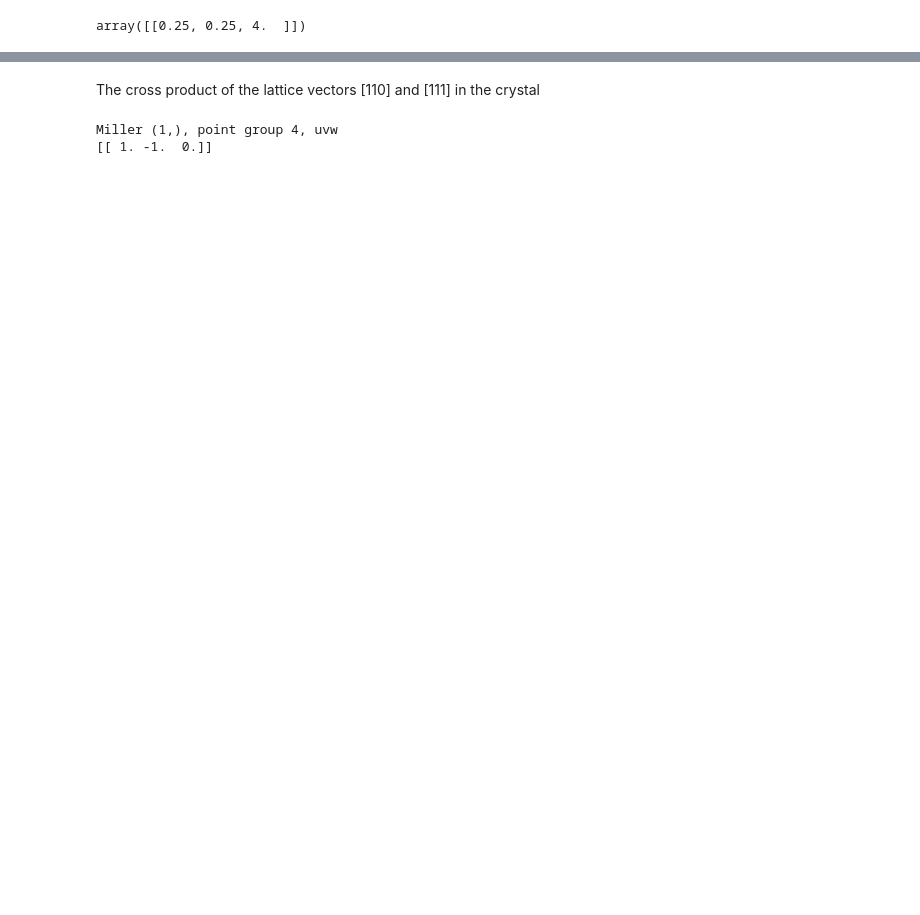
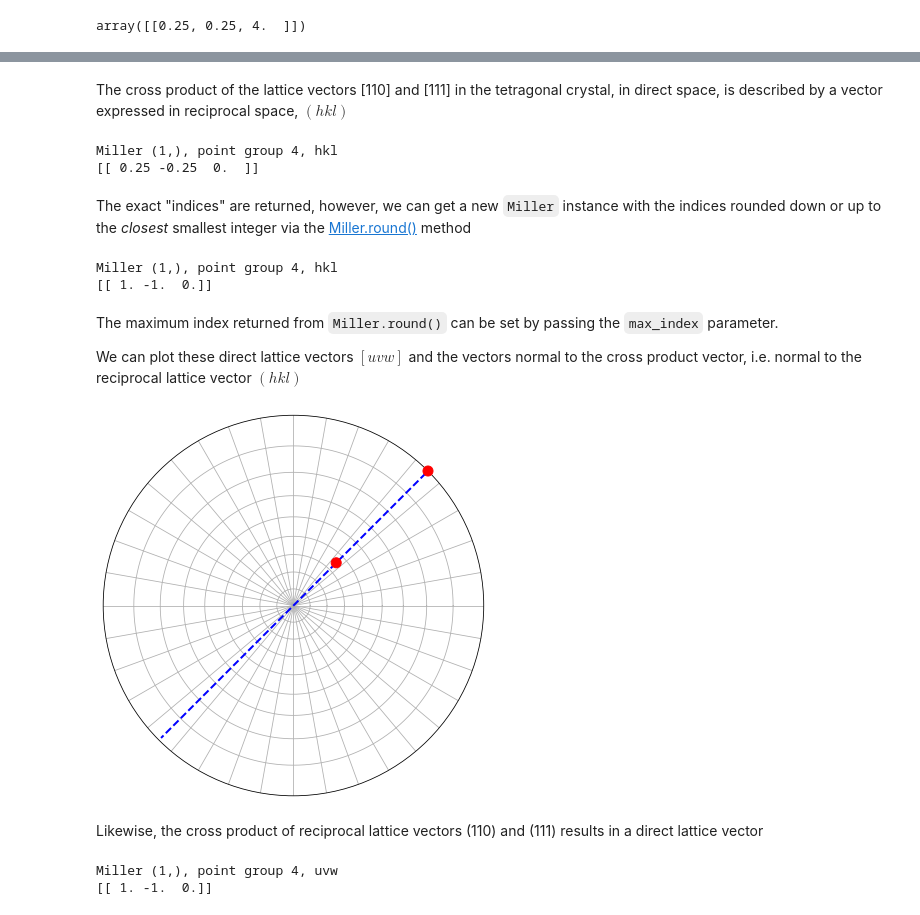
Before and after one commit to pyxem/orix, a Jupyter notebook: doc/crystal_geometry.ipynb, the cells around one changed output, grey strips where cells are left out. Saved outputs shown, nothing was run; the diff lists cells and outputs as text; code cells hidden in the pictures; blank space fills up the shorter version.

```diff
--- a/doc/crystal_geometry.ipynb
+++ b/doc/crystal_geometry.ipynb
@@ -141,3 +154,35 @@ array([[0.25, 0.25, 4.  ]])
 # %% [markdown]
-The cross product of the lattice vectors [110] and [111] in the crystal
+The cross product of the lattice vectors [110] and [111] in the tetragonal
+crystal, in direct space, is described by a vector expressed in reciprocal
+space, $(hkl)$
+# %%
+m3 = Miller(uvw=[[1, 1, 0], [1, 1, 1]], phase=tetragonal)
+m3perp = m3[0].cross(m3[1])
+m3perp
+# %% [output]
+Miller (1,), point group 4, hkl
+[[ 0.25 -0.25  0.  ]]
+# %% [markdown]
+The exact "indices" are returned, however, we can get a new `Miller` instance
+with the indices rounded down or up to the *closest* smallest integer via the
+[Miller.round()](reference.rst#orix.vector.Miller.round) method
+# %%
+m3perp.round()
+# %% [output]
+Miller (1,), point group 4, hkl
+[[ 1. -1.  0.]]
+# %% [markdown]
+The maximum index returned from `Miller.round()` can be set by passing the
+`max_index` parameter.
+
+We can plot these direct lattice vectors $[uvw]$ and the vectors normal to the
+cross product vector, i.e. normal to the reciprocal lattice vector $(hkl)$
+# %%
+fig = m3.scatter(return_figure=True, c="r")
+m3perp.draw_circle(figure=fig, color="b", linestyle="--")
+# %% [output]
+[figure, added]
+# %% [markdown]
+Likewise, the cross product of reciprocal lattice vectors (110) and (111)
+results in a direct lattice vector
 # %%
```
Also changed, not shown: parts of 104 cells of this notebook, 2 other files.
